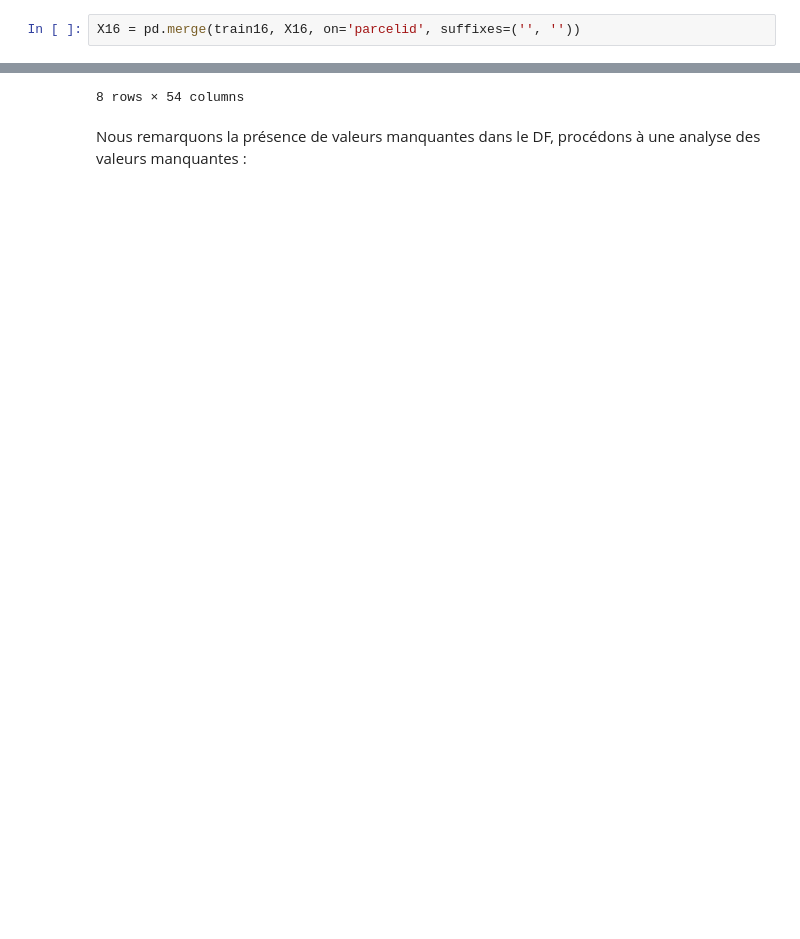
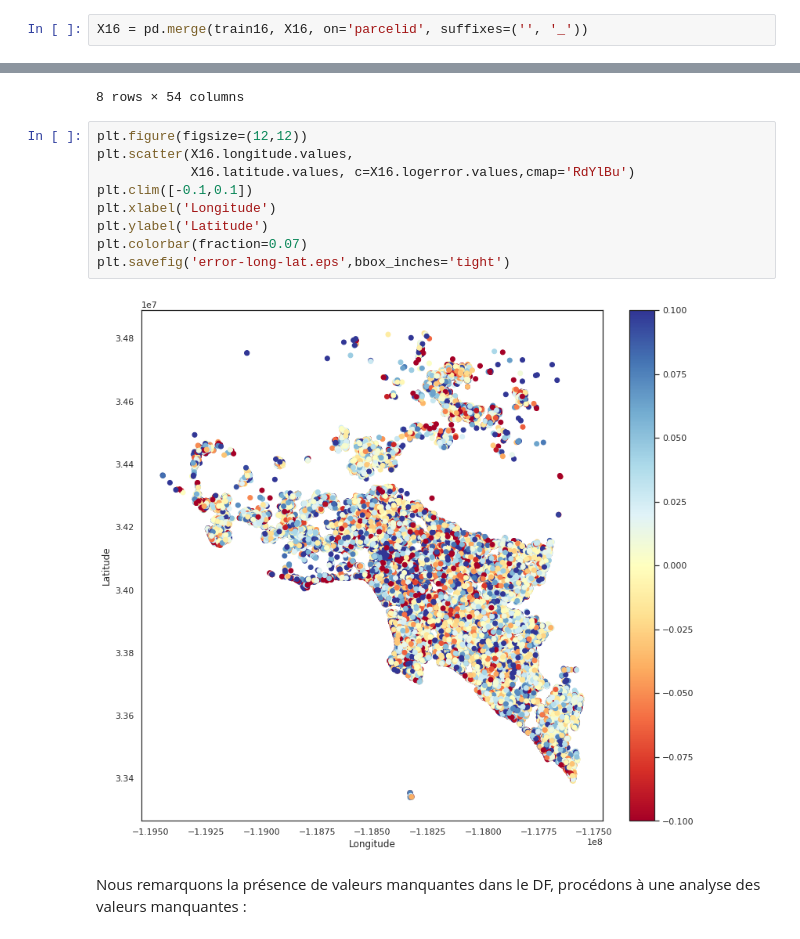
Before and after one commit to degharbi/Zillow-prize-Kaggle, a Jupyter notebook: Zillow-présentation.ipynb, the cells around one changed output, grey strips where cells are left out. Saved outputs shown, nothing was run; the diff lists cells and outputs as text; blank space fills up the shorter version.

```diff
--- a/Zillow-présentation.ipynb
+++ b/Zillow-présentation.ipynb
@@ -75,7 +81,7 @@ plt.show()
 # %% [markdown]
 A présent nous allons fusionner les 2 DF train et properties
 # %%
-X16 = pd.merge(train16, X16, on='parcelid', suffixes=('', ''))
+X16 = pd.merge(train16, X16, on='parcelid', suffixes=('', '_'))
 # %%
 X16.head()
 # %% [output]
@@ -122,5 +132,16 @@ X16.describe()
 | 75% | 1.422755e+07 | 0.039200 | 1.000000 | 7.000000 | 872.000000 | 3.000000 | 4.000000 | ... |
 | max | 1.629608e+08 | 4.737000 | 13.000000 | 21.000000 | 1555.000000 | 20.000000 | 16.000000 | ... |
 8 rows × 54 columns
+# %%
+plt.figure(figsize=(12,12))
+plt.scatter(X16.longitude.values,
+            X16.latitude.values, c=X16.logerror.values,cmap='RdYlBu')
+plt.clim([-0.1,0.1])
+plt.xlabel('Longitude')
+plt.ylabel('Latitude')
+plt.colorbar(fraction=0.07)
+plt.savefig('error-long-lat.eps',bbox_inches='tight')
+# %% [output]
+[figure, added]
 # %% [markdown]
 Nous remarquons la présence de valeurs manquantes dans le DF, procédons à une analyse des valeurs manquantes :
```
Also changed, not shown: parts of 11 cells of this notebook, 9 other files.
